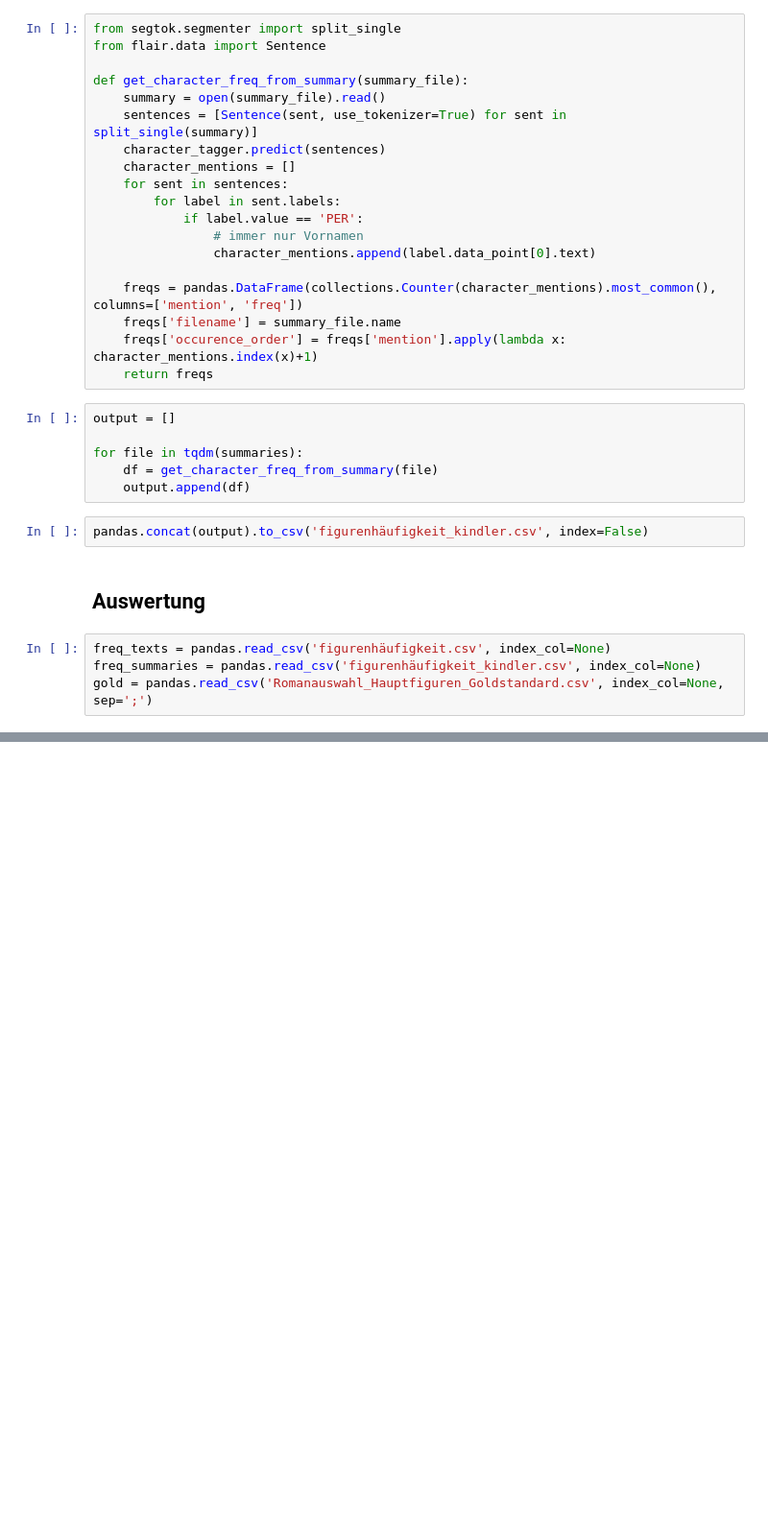
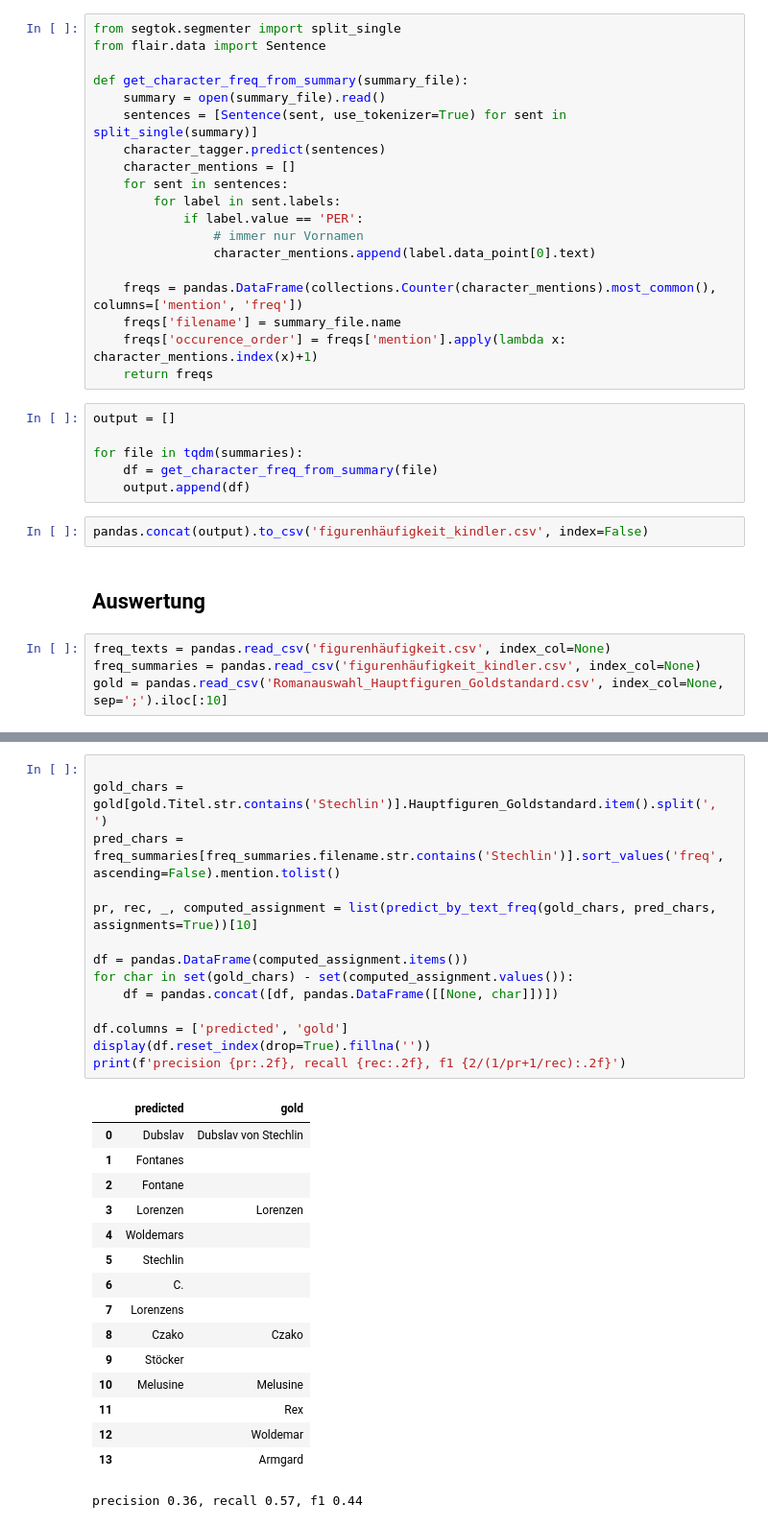
Before and after one commit to aehrm/seminar_cls_2023, a Jupyter notebook: 03_LLpro_Figuren.ipynb, the cells around one changed output, grey strips where cells are left out. Shown at 96% size. Saved outputs shown, nothing was run; the diff lists cells and outputs as text; blank space fills up the shorter version.

```diff
--- a/03_LLpro_Figuren.ipynb
+++ b/03_LLpro_Figuren.ipynb
@@ -132,4 +132,4 @@ pandas.concat(output).to_csv('figurenhäufigkeit_kindler.csv', index=False)
 # %%
 freq_texts = pandas.read_csv('figurenhäufigkeit.csv', index_col=None)
 freq_summaries = pandas.read_csv('figurenhäufigkeit_kindler.csv', index_col=None)
-gold = pandas.read_csv('Romanauswahl_Hauptfiguren_Goldstandard.csv', index_col=None, sep=';')
+gold = pandas.read_csv('Romanauswahl_Hauptfiguren_Goldstandard.csv', index_col=None, sep=';').iloc[:10]
@@ -181,3 +173,34 @@ def predict_by_text_freq(gold_chars, pred_chars):
+# %%
+
+gold_chars = gold[gold.Titel.str.contains('Stechlin')].Hauptfiguren_Goldstandard.item().split(', ')
+pred_chars = freq_summaries[freq_summaries.filename.str.contains('Stechlin')].sort_values('freq', ascending=False).mention.tolist()
+
+pr, rec, _, computed_assignment = list(predict_by_text_freq(gold_chars, pred_chars, assignments=True))[10]
+
+df = pandas.DataFrame(computed_assignment.items())
+for char in set(gold_chars) - set(computed_assignment.values()):
+    df = pandas.concat([df, pandas.DataFrame([[None, char]])])
+
+df.columns = ['predicted', 'gold']
+display(df.reset_index(drop=True).fillna(''))
+print(f'precision {pr:.2f}, recall {rec:.2f}, f1 {2/(1/pr+1/rec):.2f}')
+# %% [output]
+|  | predicted | gold |
+| 0 | Dubslav | Dubslav von Stechlin |
+| 1 | Fontanes |  |
+| 2 | Fontane |  |
+| 3 | Lorenzen | Lorenzen |
+| 4 | Woldemars |  |
+| 5 | Stechlin |  |
+| 6 | C. |  |
+| 7 | Lorenzens |  |
+| 8 | Czako | Czako |
+| 9 | Stöcker |  |
+| 10 | Melusine | Melusine |
+| 11 |  | Rex |
+| 12 |  | Woldemar |
+| 13 |  | Armgard |
+precision 0.36, recall 0.57, f1 0.44
 # %%
 from sklearn.metrics import PrecisionRecallDisplay
 
```
Also changed, not shown: parts of 6 cells of this notebook, 3 other files.
